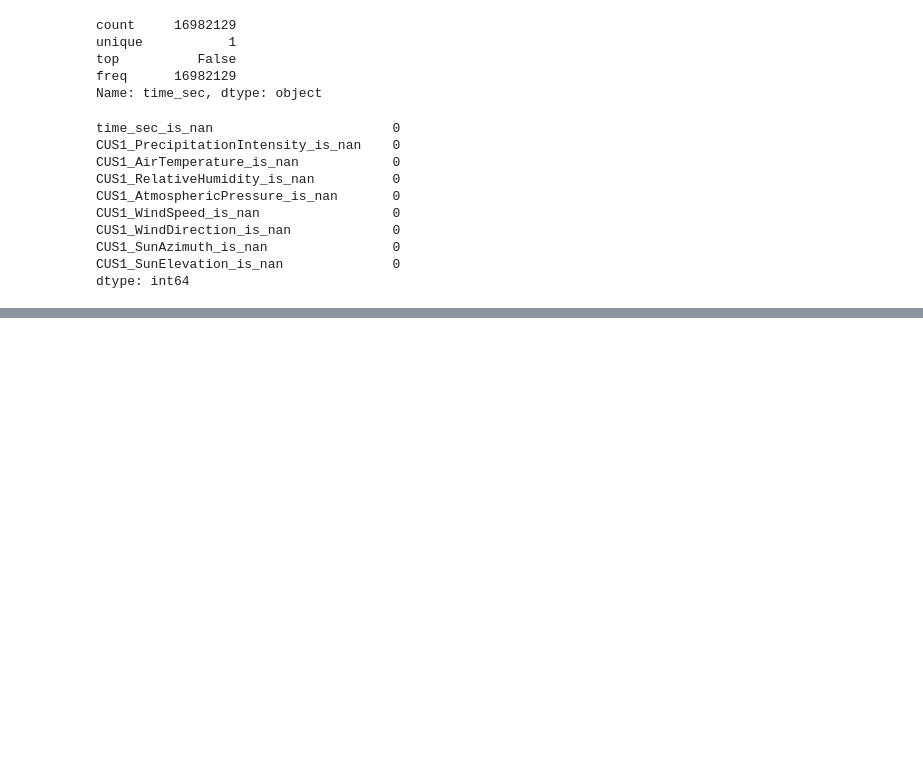
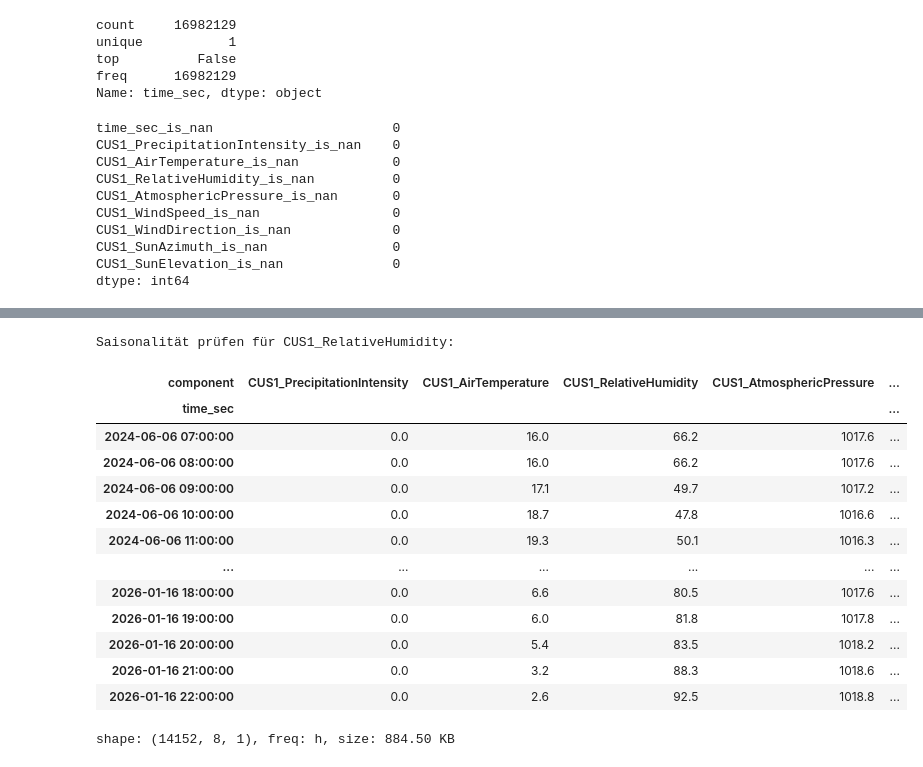
Before and after one commit to syassinho/Precipitation_Forecast-Bericht, a Jupyter notebook: Notebooks/temperature_Data.ipynb, the cells around one changed output, grey strips where cells are left out. Saved outputs shown, nothing was run; the diff lists cells and outputs as text; code cells hidden in the pictures; blank space fills up the shorter version.

```diff
--- a/Notebooks/temperature_Data.ipynb
+++ b/Notebooks/temperature_Data.ipynb
@@ -282,0 +266,34 @@ vergleiche_dataframes('CUS1_RelativeHumidity')
+# %%
+import pickle
+with open(ScriptPath.parent / 'data' / 'ts_all_cus1.pkl', 'wb') as f:
+    pickle.dump(ts_all, f)
+# %%
+import pickle
+with open(ScriptPath.parent / 'data' / 'ts_all_cus1.pkl', 'rb') as f:
+
+    ts_all = pickle.load(f)
+# %%
+# ============================================================ # 3s data are to much for training # ============================
+from darts.utils.missing_values import fill_missing_values
+from darts.utils.statistics import check_seasonality
+print("Saisonalität prüfen für CUS1_RelativeHumidity:")
+#
+ts_all_hourly = ts_all.resample('1h') # from 3Sly to hourly timestemp
+ts_all_hourly= fill_missing_values(ts_all_hourly, fill='auto') # remove NAN values
+ts_all_hourly
+# %% [output]
+Saisonalität prüfen für CUS1_RelativeHumidity:
+| component | CUS1_PrecipitationIntensity | CUS1_AirTemperature | CUS1_RelativeHumidity | CUS1_AtmosphericPressure | ... |
+| time_sec |  |  |  |  | ... |
+| 2024-06-06 07:00:00 | 0.0 | 16.0 | 66.2 | 1017.6 | ... |
+| 2024-06-06 08:00:00 | 0.0 | 16.0 | 66.2 | 1017.6 | ... |
+| 2024-06-06 09:00:00 | 0.0 | 17.1 | 49.7 | 1017.2 | ... |
+| 2024-06-06 10:00:00 | 0.0 | 18.7 | 47.8 | 1016.6 | ... |
+| 2024-06-06 11:00:00 | 0.0 | 19.3 | 50.1 | 1016.3 | ... |
+| ... | ... | ... | ... | ... | ... |
+| 2026-01-16 18:00:00 | 0.0 | 6.6 | 80.5 | 1017.6 | ... |
+| 2026-01-16 19:00:00 | 0.0 | 6.0 | 81.8 | 1017.8 | ... |
+| 2026-01-16 20:00:00 | 0.0 | 5.4 | 83.5 | 1018.2 | ... |
+| 2026-01-16 21:00:00 | 0.0 | 3.2 | 88.3 | 1018.6 | ... |
+| 2026-01-16 22:00:00 | 0.0 | 2.6 | 92.5 | 1018.8 | ... |
+shape: (14152, 8, 1), freq: h, size: 884.50 KB
```
Also changed, not shown: parts of 10 cells of this notebook, 1 other file.
